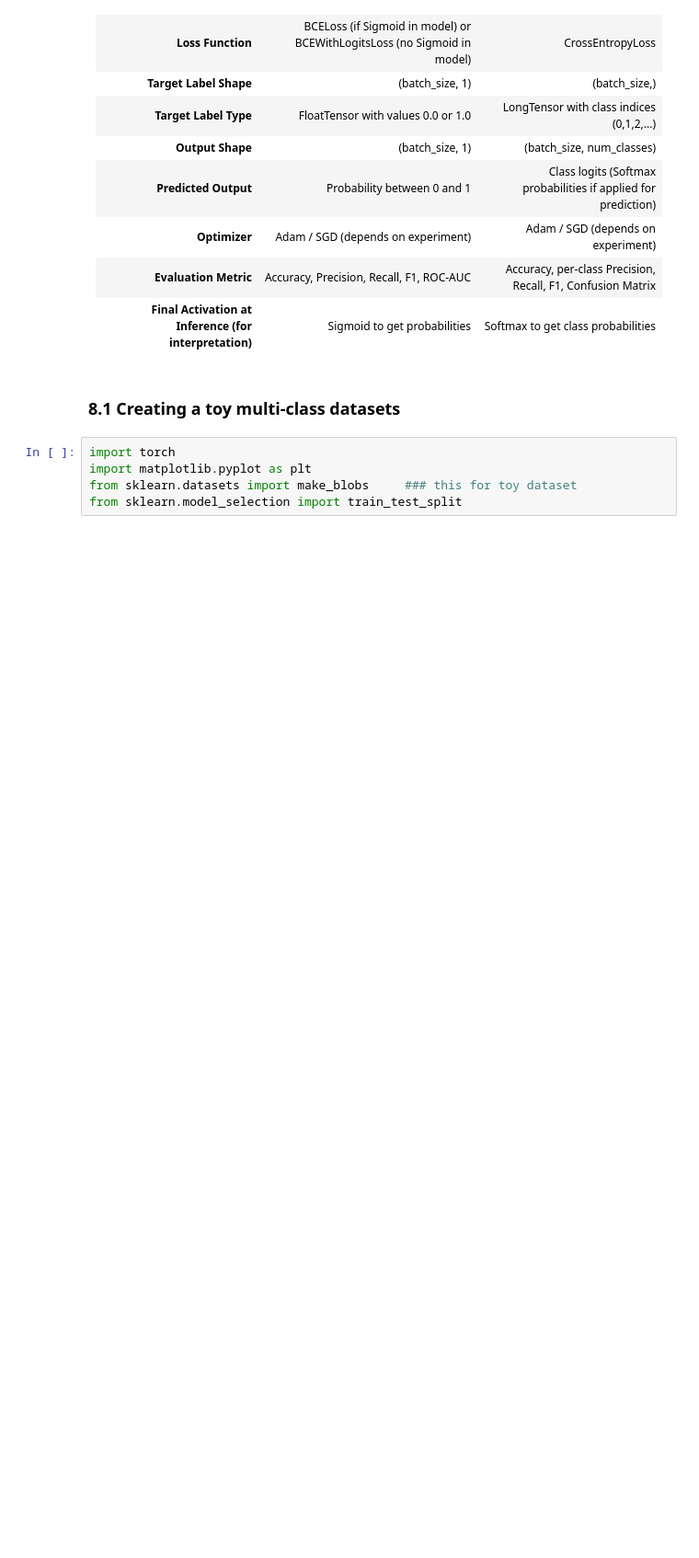
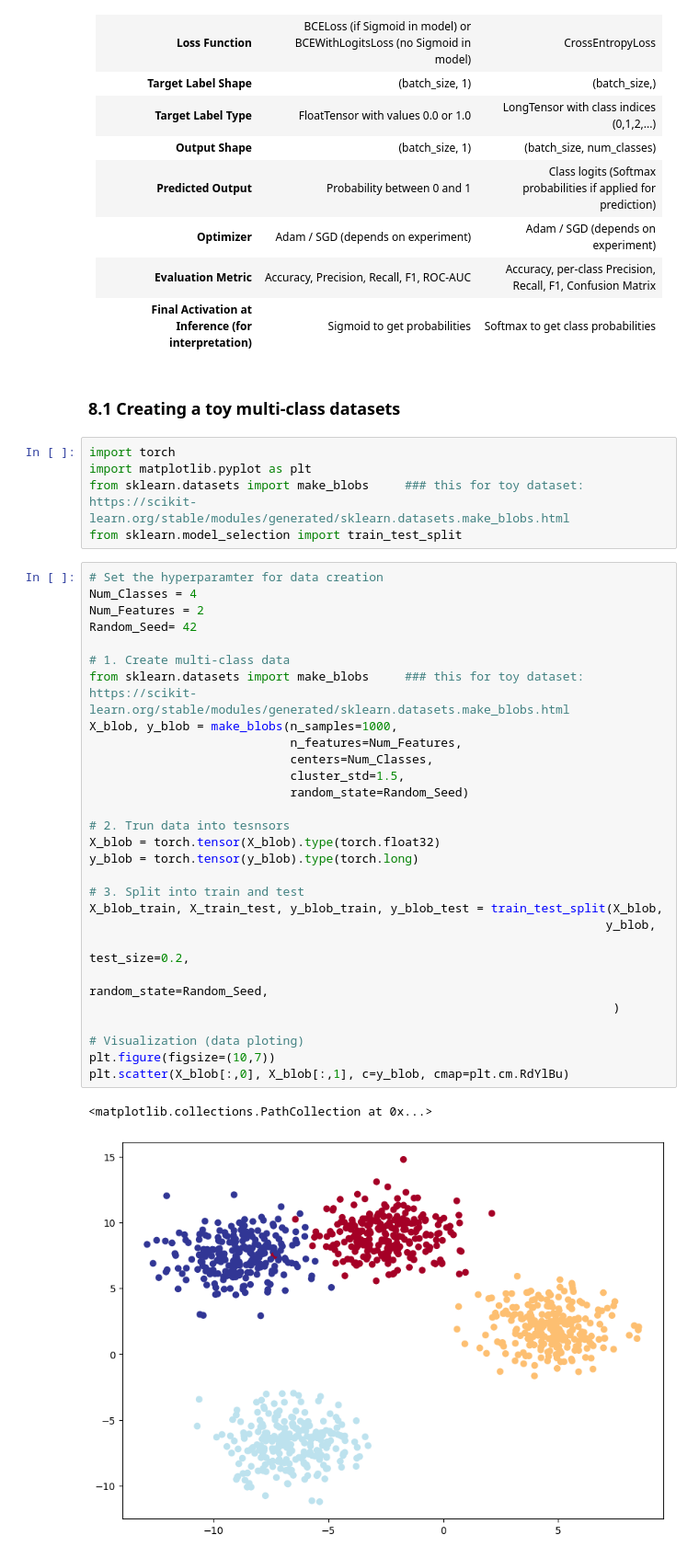
Before and after one commit to Sovit1056/Pytorch_practice, a Jupyter notebook: 02_PyTorch_neural_network.ipynb, the cells around one changed output. Shown at 92% size. Saved outputs shown, nothing was run; the diff lists cells and outputs as text; blank space fills up the shorter version.

```diff
--- a/02_PyTorch_neural_network.ipynb
+++ b/02_PyTorch_neural_network.ipynb
@@ -913,5 +913,36 @@ plt.plot(sigmoidd(A))
 # %%
 import torch
 import matplotlib.pyplot as plt
-from sklearn.datasets import make_blobs     ### this for toy dataset
+from sklearn.datasets import make_blobs     ### this for toy dataset: https://scikit-learn.org/stable/modules/generated/sklearn.datasets.make_blobs.html
 from sklearn.model_selection import train_test_split
+# %%
+# Set the hyperparamter for data creation
+Num_Classes = 4
+Num_Features = 2
+Random_Seed= 42
+
+# 1. Create multi-class data
+from sklearn.datasets import make_blobs     ### this for toy dataset: https://scikit-learn.org/stable/modules/generated/sklearn.datasets.make_blobs.html
+X_blob, y_blob = make_blobs(n_samples=1000,
+                            n_features=Num_Features,
+                            centers=Num_Classes,
+                            cluster_std=1.5,
+                            random_state=Random_Seed)
+
+# 2. Trun data into tesnsors
+X_blob = torch.tensor(X_blob).type(torch.float32)
+y_blob = torch.tensor(y_blob).type(torch.long)
+
+# 3. Split into train and test
+X_blob_train, X_train_test, y_blob_train, y_blob_test = train_test_split(X_blob,
+                                                                        y_blob,
+                                                                        test_size=0.2,
+                                                                        random_state=Random_Seed,
+                                                                         )
+
+# Visualization (data ploting)
+plt.figure(figsize=(10,7))
+plt.scatter(X_blob[:,0], X_blob[:,1], c=y_blob, cmap=plt.cm.RdYlBu)
+# %% [output]
+<matplotlib.collections.PathCollection at 0x...>
+[figure, added]
```
Also changed, not shown: parts of 22 cells of this notebook.
